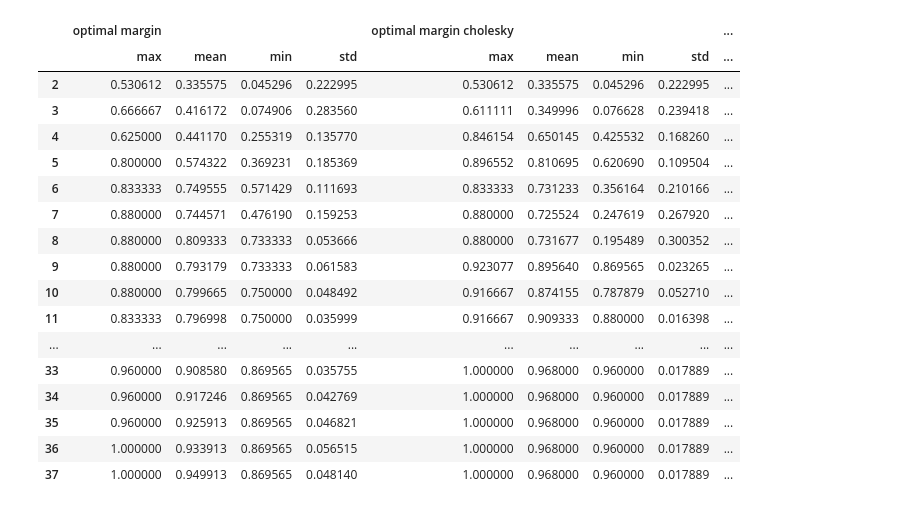
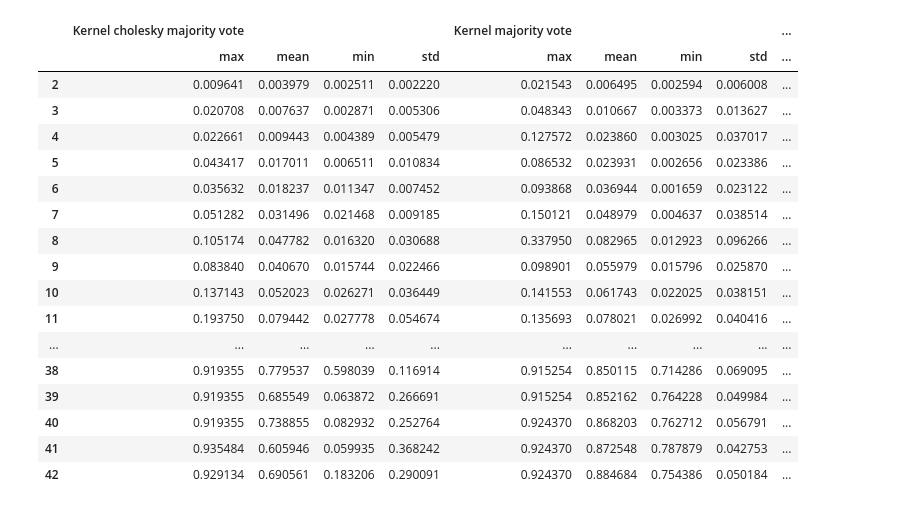
Before and after one commit to AIDEmeProject/PythonMiddleware, a Jupyter notebook: notebooks/svm test.ipynb, the cells around one changed output. Drawn from its saved outputs; the diff is of its cells as text; code cells hidden in the pictures.

Commit message:
added MajorityVote for Kernel SVM

```diff
--- a/notebooks/svm test.ipynb
+++ b/notebooks/svm test.ipynb
@@ -19,4 +19,6 @@ y_iris = user_iris.get_label(X_iris, update_counter=False)
 X_housing, user_housing = get_dataset_and_user('housing')
 y_housing = user_housing.get_label(X_housing, update_counter=False)
 
-X_sdss, user_sdss = get_dataset_and_user('sdss_Q2.1')
+X_sdss, user_sdss = get_dataset_and_user('sdss_Q1.1')
+print((user_sdss.get_label(X_sdss) == 1).sum())
+user_sdss.clear()
@@ -23,7 +27,7 @@ X_sdss, user_sdss = get_dataset_and_user('sdss_Q2.1')
 # %%
 from src.active_learning.svm import SimpleMargin, SolverMethod, OptimalMargin
 from src.active_learning.svm.base import OptimalMarginCholesky
-from src.active_learning.linear import LinearMajorityVote, KernelMajorityVote
+from src.active_learning.linear import LinearMajorityVote, KernelMajorityVote, KernelCholeskyMajorityVote
 from src.active_learning.agnostic import RandomLearner
 from src.showdown import Showdown
 from src.plotting import plot_showdown
@@ -32,13 +36,15 @@ from sklearn.svm import SVC
 
 user_housing.max_iter = 35
 user_iris.max_iter = 10
-user_sdss.max_iter = 50
+user_sdss.max_iter = 40
 
 active_learners_list = [
     #("random", RandomLearner(SVC(C=100000, kernel='rbf'))),
-    ("optimal margin", OptimalMargin(chain_length=25, sample_size=16, kind='kernel', kernel='rbf', C=100000)),
-    ("optimal margin cholesky", OptimalMarginCholesky(chain_length=25, sample_size=16, kind='kernel', kernel='rbf', C=100000)),
-    ("simple margin", SimpleMargin(kind='kernel', kernel='rbf', C=100000)),
+    ("optimal margin", OptimalMargin(top=-1, chain_length=64, sample_size=8, kind='kernel', kernel='rbf', C=100000)),
+    ("optimal margin cholesky", OptimalMarginCholesky(top=-1, chain_length=64, sample_size=8, kind='kernel', kernel='rbf', C=100000)),
+    ("simple margin", SimpleMargin(top=-1, kind='kernel', kernel='rbf', C=100000)),
+    ("Kernel majority vote", KernelMajorityVote(top=-1, chain_length=64, sample_size=8)),
+    ("Kernel cholesky majority vote", KernelCholeskyMajorityVote(top=-1, chain_length=64, sample_size=8))
 ]
 
 datasets_list = [
@@ -46,7 +52,8 @@ datasets_list = [
     #("housing", X_housing, user_housing),
     #("iris", X_iris, user_iris)
 ]
-times = 1
+
+times = 10
 showdown = Showdown()
 output = showdown.run(datasets_list, active_learners_list, times, StratifiedSampler(1,1))
 
@@ -57,24 +64,24 @@ plot_showdown(output, times, metrics_list=['fscore', 'iteration_time'])
 # %%
-output['housing']['fscore']
+output['sdss']['fscore']
 # %% [output]
-|  | optimal margin |  |  |  | optimal margin cholesky |  |  |  | ... |
+|  | Kernel cholesky majority vote |  |  |  | Kernel majority vote |  |  |  | ... |
 |  | max | mean | min | std | max | mean | min | std | ... |
-| 2 | 0.530612 | 0.335575 | 0.045296 | 0.222995 | 0.530612 | 0.335575 | 0.045296 | 0.222995 | ... |
-| 3 | 0.666667 | 0.416172 | 0.074906 | 0.283560 | 0.611111 | 0.349996 | 0.076628 | 0.239418 | ... |
-| 4 | 0.625000 | 0.441170 | 0.255319 | 0.135770 | 0.846154 | 0.650145 | 0.425532 | 0.168260 | ... |
-| 5 | 0.800000 | 0.574322 | 0.369231 | 0.185369 | 0.896552 | 0.810695 | 0.620690 | 0.109504 | ... |
-| 6 | 0.833333 | 0.749555 | 0.571429 | 0.111693 | 0.833333 | 0.731233 | 0.356164 | 0.210166 | ... |
-| 7 | 0.880000 | 0.744571 | 0.476190 | 0.159253 | 0.880000 | 0.725524 | 0.247619 | 0.267920 | ... |
-| 8 | 0.880000 | 0.809333 | 0.733333 | 0.053666 | 0.880000 | 0.731677 | 0.195489 | 0.300352 | ... |
-| 9 | 0.880000 | 0.793179 | 0.733333 | 0.061583 | 0.923077 | 0.895640 | 0.869565 | 0.023265 | ... |
-| 10 | 0.880000 | 0.799665 | 0.750000 | 0.048492 | 0.916667 | 0.874155 | 0.787879 | 0.052710 | ... |
-| 11 | 0.833333 | 0.796998 | 0.750000 | 0.035999 | 0.916667 | 0.909333 | 0.880000 | 0.016398 | ... |
+| 2 | 0.009641 | 0.003979 | 0.002511 | 0.002220 | 0.021543 | 0.006495 | 0.002594 | 0.006008 | ... |
+| 3 | 0.020708 | 0.007637 | 0.002871 | 0.005306 | 0.048343 | 0.010667 | 0.003373 | 0.013627 | ... |
+| 4 | 0.022661 | 0.009443 | 0.004389 | 0.005479 | 0.127572 | 0.023860 | 0.003025 | 0.037017 | ... |
+| 5 | 0.043417 | 0.017011 | 0.006511 | 0.010834 | 0.086532 | 0.023931 | 0.002656 | 0.023386 | ... |
+| 6 | 0.035632 | 0.018237 | 0.011347 | 0.007452 | 0.093868 | 0.036944 | 0.001659 | 0.023122 | ... |
+| 7 | 0.051282 | 0.031496 | 0.021468 | 0.009185 | 0.150121 | 0.048979 | 0.004637 | 0.038514 | ... |
+| 8 | 0.105174 | 0.047782 | 0.016320 | 0.030688 | 0.337950 | 0.082965 | 0.012923 | 0.096266 | ... |
+| 9 | 0.083840 | 0.040670 | 0.015744 | 0.022466 | 0.098901 | 0.055979 | 0.015796 | 0.025870 | ... |
+| 10 | 0.137143 | 0.052023 | 0.026271 | 0.036449 | 0.141553 | 0.061743 | 0.022025 | 0.038151 | ... |
+| 11 | 0.193750 | 0.079442 | 0.027778 | 0.054674 | 0.135693 | 0.078021 | 0.026992 | 0.040416 | ... |
 | ... | ... | ... | ... | ... | ... | ... | ... | ... | ... |
-| 33 | 0.960000 | 0.908580 | 0.869565 | 0.035755 | 1.000000 | 0.968000 | 0.960000 | 0.017889 | ... |
-| 34 | 0.960000 | 0.917246 | 0.869565 | 0.042769 | 1.000000 | 0.968000 | 0.960000 | 0.017889 | ... |
-| 35 | 0.960000 | 0.925913 | 0.869565 | 0.046821 | 1.000000 | 0.968000 | 0.960000 | 0.017889 | ... |
-| 36 | 1.000000 | 0.933913 | 0.869565 | 0.056515 | 1.000000 | 0.968000 | 0.960000 | 0.017889 | ... |
-| 37 | 1.000000 | 0.949913 | 0.869565 | 0.048140 | 1.000000 | 0.968000 | 0.960000 | 0.017889 | ... |
+| 38 | 0.919355 | 0.779537 | 0.598039 | 0.116914 | 0.915254 | 0.850115 | 0.714286 | 0.069095 | ... |
+| 39 | 0.919355 | 0.685549 | 0.063872 | 0.266691 | 0.915254 | 0.852162 | 0.764228 | 0.049984 | ... |
+| 40 | 0.919355 | 0.738855 | 0.082932 | 0.252764 | 0.924370 | 0.868203 | 0.762712 | 0.056791 | ... |
+| 41 | 0.935484 | 0.605946 | 0.059935 | 0.368242 | 0.924370 | 0.872548 | 0.787879 | 0.042753 | ... |
+| 42 | 0.929134 | 0.690561 | 0.183206 | 0.290091 | 0.924370 | 0.884684 | 0.754386 | 0.050184 | ... |
 # %%
 from datetime import datetime
 
```
Also changed, not shown: parts of 3 cells of this notebook, 2 other files.
